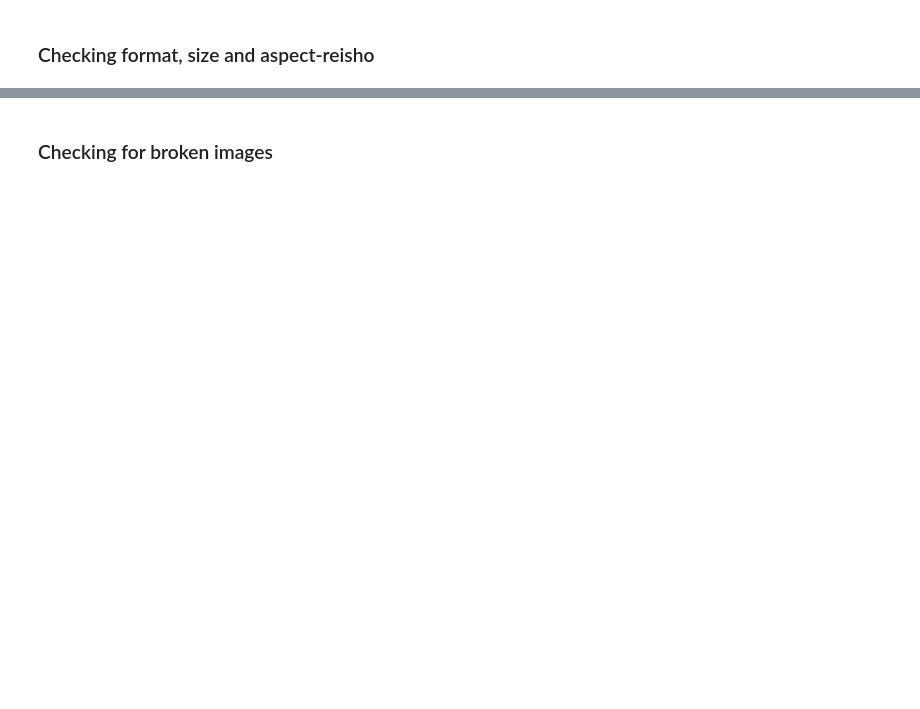
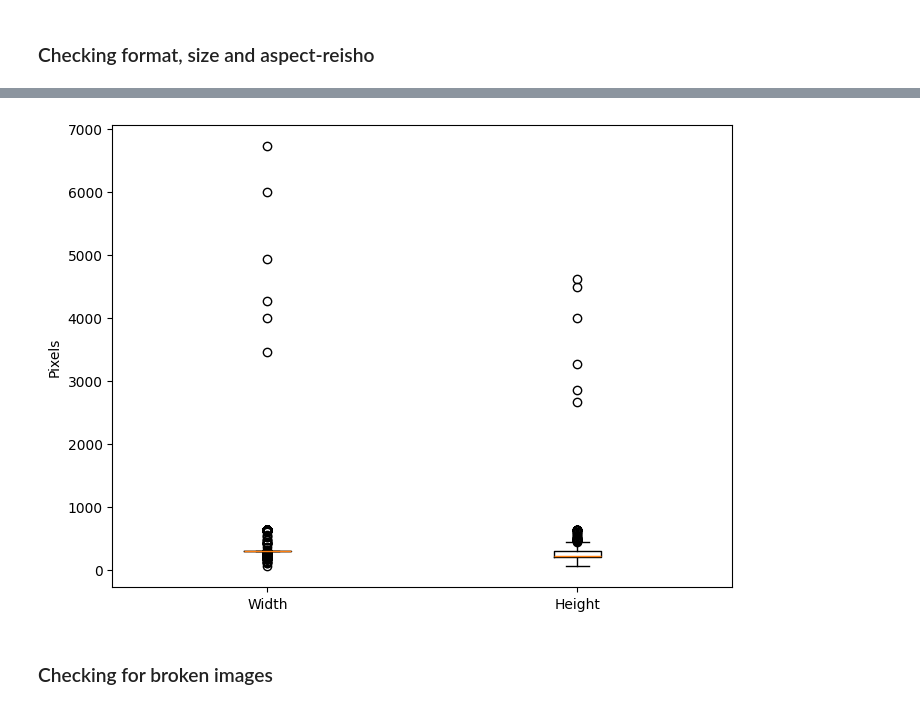
Before and after one commit to alisapodolska/ZNEUS2, a Jupyter notebook: animal_classification.ipynb, the cells around one changed output, grey strips where cells are left out. Drawn from its saved outputs; the diff is of its cells as text; code cells hidden in the pictures; blank space fills up the shorter version.

```diff
--- a/animal_classification.ipynb
+++ b/animal_classification.ipynb
@@ -108,3 +135,26 @@ Max: [640 640]
+# %%
+
+shapes = []
+channels = []
+
+for cls in classes:
+    cls_path = os.path.join(data_dir, cls)
+    for img_name in os.listdir(cls_path)[:200]:
+        img_path = os.path.join(cls_path, img_name)
+        img = Image.open(img_path)
+        shapes.append(img.size)
+        channels.append(img.mode)
+
+shapes = np.array(shapes)
+widths = shapes[:, 0]
+heights = shapes[:, 1]
+
+plt.figure(figsize=(8, 6))
+plt.boxplot([widths, heights], labels=["Width", "Height"], showfliers=True)
+plt.ylabel("Pixels")
+plt.show()
+# %% [output]
+[figure, added]
 # %% [markdown]
 ### Checking for broken images
 # %%
```
Also changed, not shown: parts of 53 cells of this notebook.
